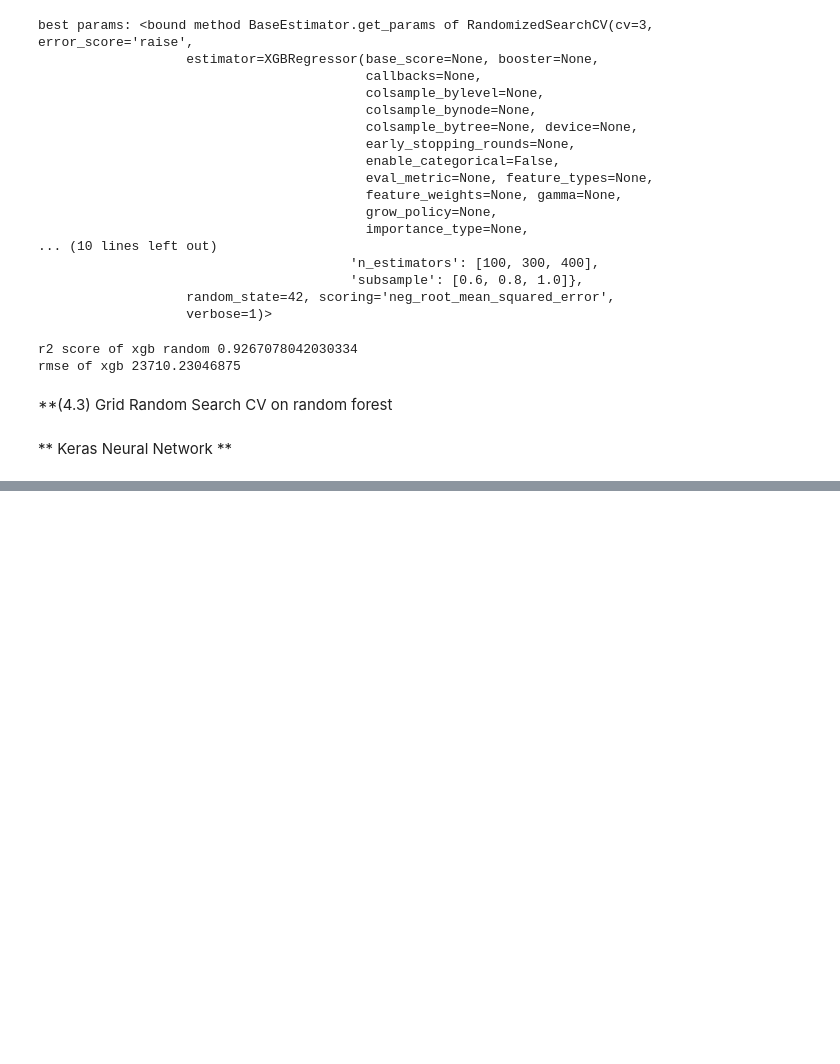
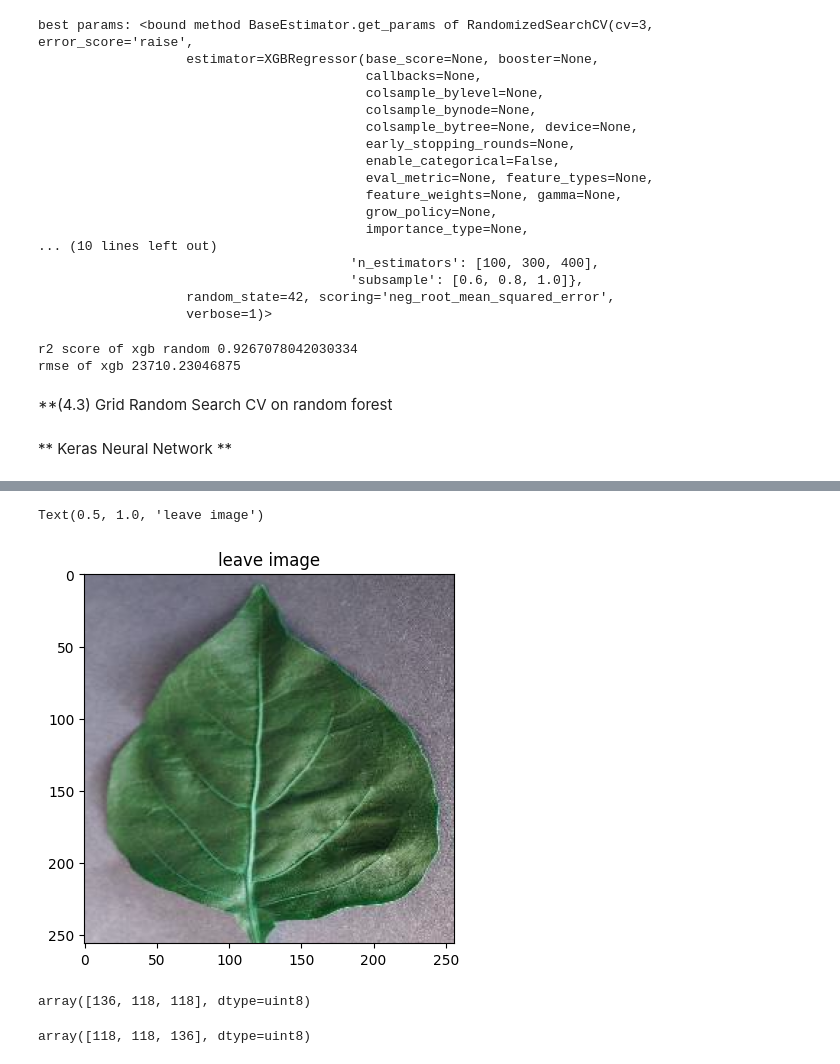
Before and after one commit to aiengrimran/poetry-project, a Jupyter notebook: notebooks/house_price_3_models.ipynb, the cells around one changed output, grey strips where cells are left out. Drawn from its saved outputs; the diff is of its cells as text; code cells hidden in the pictures; blank space fills up the shorter version.

```diff
--- a/notebooks/house_price_3_models.ipynb
+++ b/notebooks/house_price_3_models.ipynb
@@ -551,0 +638,6 @@ df = pd.read_csv('../input/train.csv')
+# %%
+plt.imshow(img)
+plt.title("leave image")
+# %% [output]
+Text(0.5, 1.0, 'leave image')
+[figure, added]
@@ -551,0 +646,8 @@ df = pd.read_csv('../input/train.csv')
+# %%
+img_read[0][0]
+# %% [output]
+array([136, 118, 118], dtype=uint8)
+# %%
+img[0][0]
+# %% [output]
+array([118, 118, 136], dtype=uint8)
```
Also changed, not shown: parts of 49 cells of this notebook, 5 other files.
